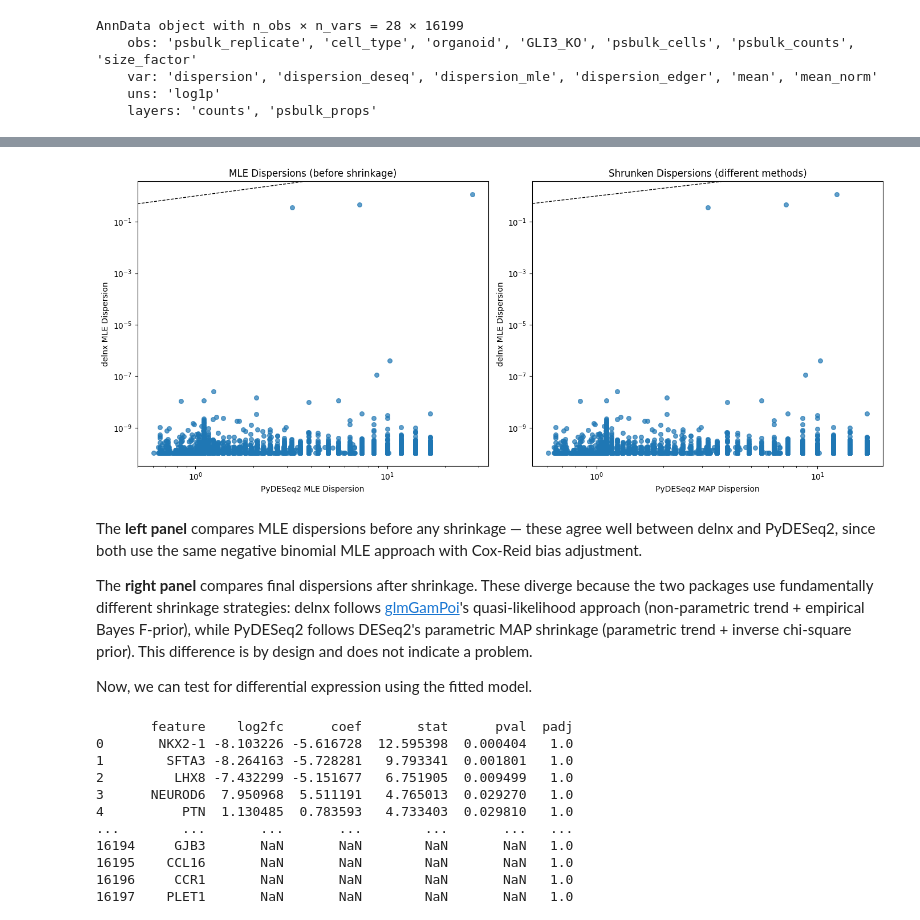
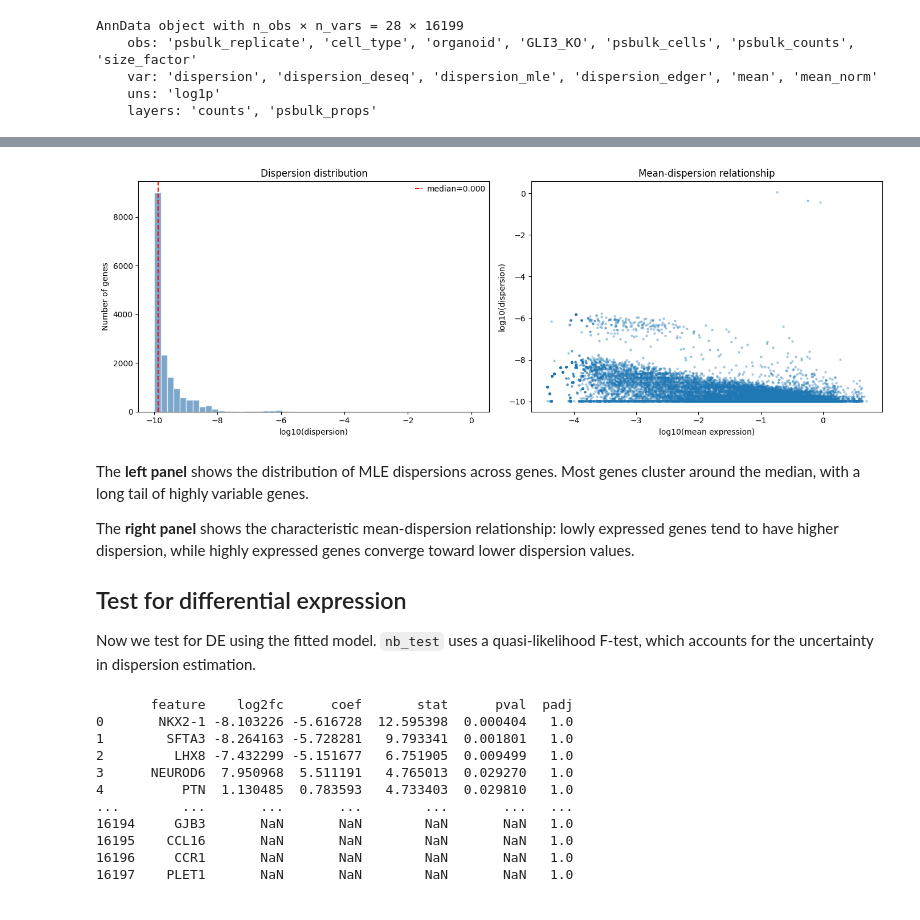
Before and after one commit to mlbelab/delnx, a Jupyter notebook: docs/notebooks/nb.ipynb, the cells around one changed output, grey strips where cells are left out. Saved outputs shown, nothing was run; the diff lists cells and outputs as text; code cells hidden in the pictures.

```diff
--- a/docs/notebooks/nb.ipynb
+++ b/docs/notebooks/nb.ipynb
@@ -25,8 +27,9 @@ Now let's fit negative binomial GLMs to this data. `nb_fit` handles everything:
 # Fit negative binomial GLMs with quasi-likelihood dispersion shrinkage
 fit = dx.tl.nb_fit(adata, condition_key="GLI3_KO", reference="True")
 
-# Store delnx dispersions for comparison
-adata.var["delnx_dispersions"] = fit.overdispersions
+print(f"Coefficients: {fit.design_column_names}")
+print(f"Genes fitted: {len(fit.overdispersions)}")
+print(f"Dispersion range: {fit.overdispersions.min():.4f} - {fit.overdispersions.max():.2f}")
 # %% [output]
 INFO     Fitting 16199 genes with 2 coefficient(s)
 INFO     Applying quasi-likelihood shrinkage
@@ -68,45 +39,36 @@ Replacing 0 outlier genes.
 # %%
-fig, axes = plt.subplots(1, 2, figsize=(14, 6))
+fig, axes = plt.subplots(1, 2, figsize=(14, 5))
 
-# Left: MLE dispersions (before shrinkage) — should agree well
-axes[0].scatter(
-    dds_icpt.var["dispersions"],
-    adata.var["delnx_dispersions"],
-    s=30,
-    alpha=0.7,
-)
-axes[0].axline((0, 0), slope=1, color="black", linestyle="--", linewidth=1)
-axes[0].set_xscale("log")
-axes[0].set_yscale("log")
-axes[0].set_xlabel("PyDESeq2 MLE Dispersion")
-axes[0].set_ylabel("delnx MLE Dispersion")
-axes[0].set_title("MLE Dispersions (before shrinkage)")
+# Left: dispersion distribution
+valid_disp = fit.overdispersions[fit.overdispersions > 0]
+axes[0].hist(np.log10(valid_disp), bins=50, color="steelblue", alpha=0.7, edgecolor="white")
+axes[0].set_xlabel("log10(dispersion)")
+axes[0].set_ylabel("Number of genes")
+axes[0].set_title("Dispersion distribution")
+axes[0].axvline(np.log10(np.median(valid_disp)), color="red", linestyle="--", label=f"median={np.median(valid_disp):.3f}")
+axes[0].legend()
 
-# Right: Shrunken dispersions — expected to differ (different shrinkage methods)
-axes[1].scatter(
-    dds_icpt.var["MAP_dispersions"],
-    adata.var["delnx_dispersions"],
-    s=30,
-    alpha=0.7,
-)
-axes[1].axline((0, 0), slope=1, color="black", linestyle="--", linewidth=1)
-axes[1].set_xscale("log")
-axes[1].set_yscale("log")
-axes[1].set_xlabel("PyDESeq2 MAP Dispersion")
-axes[1].set_ylabel("delnx MLE Dispersion")
-axes[1].set_title("Shrunken Dispersions (different methods)")
+# Right: mean-dispersion relationship
+gene_means = np.asarray(adata.X).mean(axis=0) if hasattr(adata.X, 'toarray') else adata.X.mean(axis=0)
+mask = (gene_means > 0) & (fit.overdispersions > 0)
+axes[1].scatter(np.log10(gene_means[mask]), np.log10(fit.overdispersions[mask]), s=5, alpha=0.3)
+axes[1].set_xlabel("log10(mean expression)")
+axes[1].set_ylabel("log10(dispersion)")
+axes[1].set_title("Mean-dispersion relationship")
 
 plt.tight_layout()
 plt.show()
 plt.close()
 # %% [output]
-[figure, old version]
+[figure, new version]
 # %% [markdown]
-The **left panel** compares MLE dispersions before any shrinkage — these agree well between delnx and PyDESeq2, since both use the same negative binomial MLE approach with Cox-Reid bias adjustment.
+The **left panel** shows the distribution of MLE dispersions across genes. Most genes cluster around the median, with a long tail of highly variable genes.
 
-The **right panel** compares final dispersions after shrinkage. These diverge because the two packages use fundamentally different shrinkage strategies: delnx follows [glmGamPoi](https://bioconductor.org/packages/release/bioc/html/glmGamPoi.html)'s quasi-likelihood approach (non-parametric trend + empirical Bayes F-prior), while PyDESeq2 follows DESeq2's parametric MAP shrinkage (parametric trend + inverse chi-square prior). This difference is by design and does not indicate a problem.
+The **right panel** shows the characteristic mean-dispersion relationship: lowly expressed genes tend to have higher dispersion, while highly expressed genes converge toward lower dispersion values.
 
-Now, we can test for differential expression using the fitted model.
+## Test for differential expression
+
+Now we test for DE using the fitted model. `nb_test` uses a quasi-likelihood F-test, which accounts for the uncertainty in dispersion estimation.
 # %%
 # Test for differential expression
 de_results = dx.tl.nb_test(adata, fit, contrast="GLI3_KO[T.False]")
```
Also changed, not shown: parts of 5 cells of this notebook, 1 other file.
